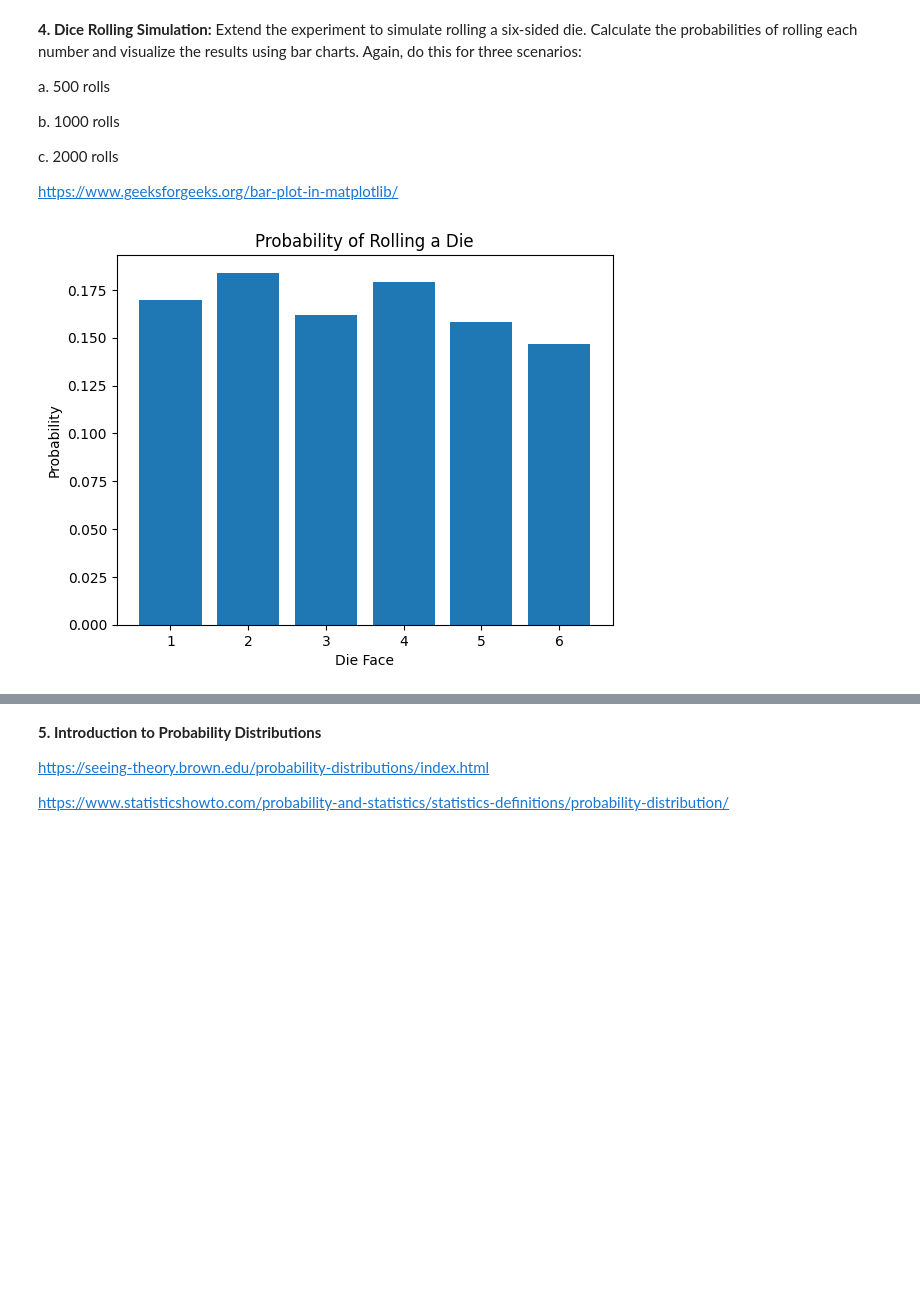
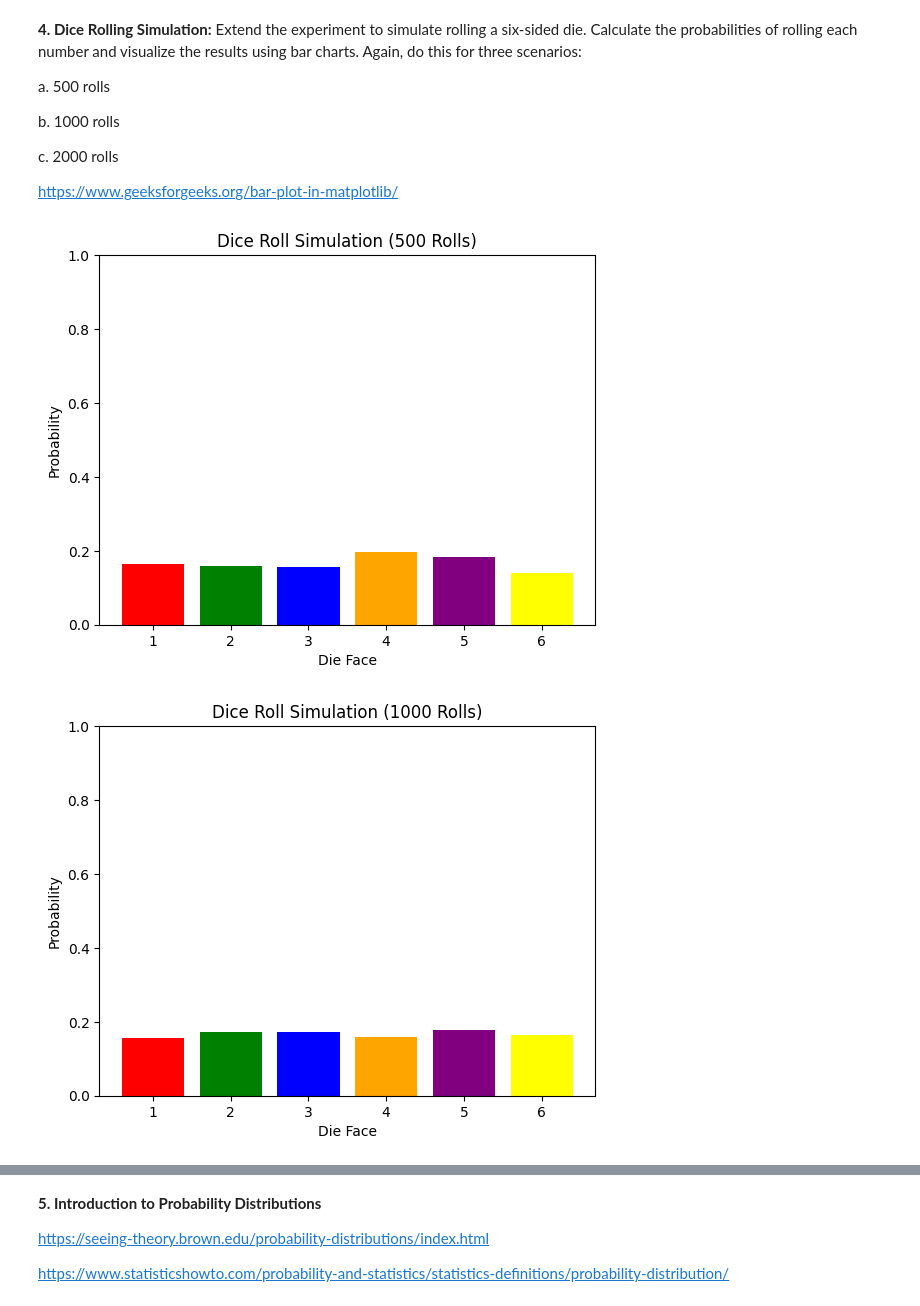
Before and after one commit to 2533Aryan/Deep-Learning, a Jupyter notebook: Lab 05/MTH354 Lab Assignment 5.ipynb, the cells around one changed output, grey strips where cells are left out. Saved outputs shown, nothing was run; the diff lists cells and outputs as text; code cells hidden in the pictures; blank space fills up the shorter version.

Commit message:
Lab 05 Done

```diff
--- a/Lab 05/MTH354 Lab Assignment 5.ipynb
+++ b/Lab 05/MTH354 Lab Assignment 5.ipynb
@@ -102,23 +111,28 @@ b. 1000 rolls
 c. 2000 rolls
 
 https://www.geeksforgeeks.org/bar-plot-in-matplotlib/
-# %%
-# Simulate die rolls
-num_rolls =
-
-# Use np.random.choice() to choose 1,2,3,4,5 or 6 as the value of the roll
-
-roll_results =
-
-# Calculate probabilities
-
-# You can do this by hand (as you may have done for the coin flips, in the same manner), or you may choose to set up a for loop
-# With the for loop, you should use np.mean(), and have for i in range(1,7) because of the Python numbering system
-roll_probs =
-
-# Create a bar chart
-# Don't forget to define the type of plot (plt.bar), give it a title, and a X-axis and Y-axis label.
-
-plt.show()
-# %% [output]
-[figure, removed]
+# %%
+# Simulates rolling a six-sided die and visualizes the probabilities.
+
+def simulate_die_rolls(num_rolls):
+    # Simulate die rolls
+    roll_results = np.random.choice([1, 2, 3, 4, 5, 6], size=num_rolls)
+
+    # Calculate probabilities
+    roll_probs = [np.mean(roll_results == i) for i in range(1, 7)]
+
+    # Create a bar chart
+    plt.bar(range(1, 7), roll_probs, color=['red', 'green', 'blue', 'orange', 'purple', 'yellow'])
+    plt.title(f'Dice Roll Simulation ({num_rolls} Rolls)')
+    plt.xlabel('Die Face')
+    plt.ylabel('Probability')
+    plt.ylim(0, 1)
+    plt.show()
+
+# Run the function for different scenarios
+simulate_die_rolls(500)  # Simulate 500 rolls
+simulate_die_rolls(1000)  # Simulate 1000 rolls
+simulate_die_rolls(2000)  # Simulate 2000 rolls
+# %% [output]
+[figure, added]
+[figure, added]
```
Also changed, not shown: parts of 10 cells of this notebook.
